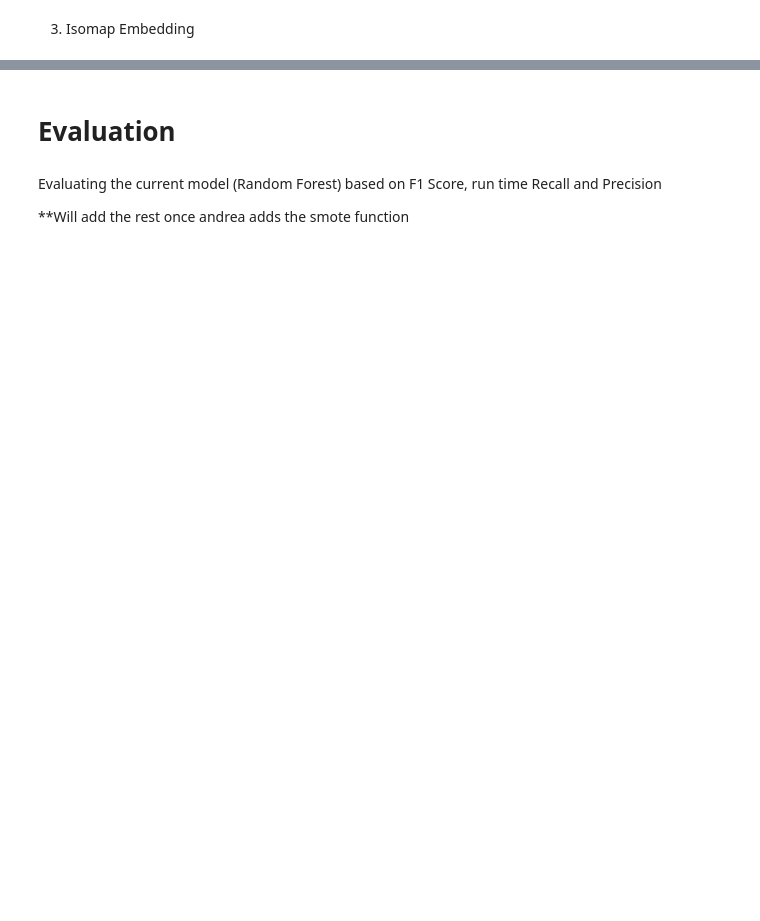
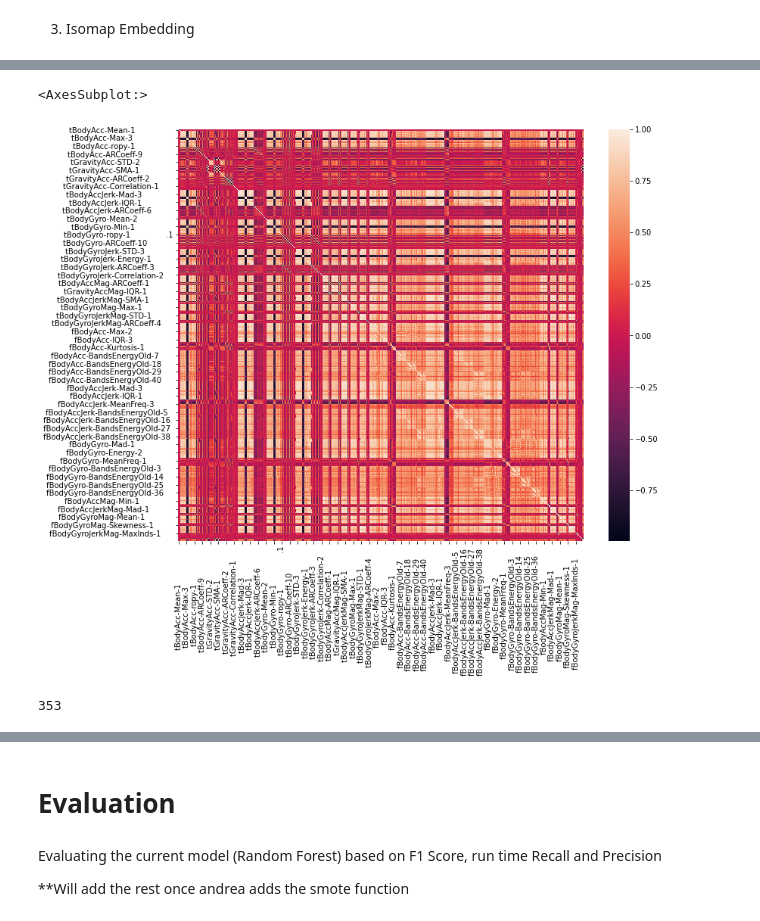
Before and after one commit to zunedz/CS3244-Project, a Jupyter notebook: Project.ipynb, the cells around one changed output, grey strips where cells are left out. Cells and saved outputs as stored; diff of their text form; code cells hidden in the pictures; blank space fills up the shorter version.

Commit message:
Added feature selection using RFE and Correlation

```diff
--- a/Project.ipynb
+++ b/Project.ipynb
@@ -482,0 +598,33 @@ with the accuracy of =  0.9088568486096807
+# %%
+# First, we need to standardize the data to get better performance
+features = train.columns.values.tolist()
+features.remove('Activity')
+features.remove('subject') #remove subject as its a categorical feature
+
+# Separating out the features
+x = train.loc[:, features].values
+
+# Separating out the target
+y = train['Activity']
+
+# Standardizing the features
+x = StandardScaler().fit_transform(x)
+
+train_features, validation_features, train_labels, validation_labels = train_test_split(x, y, test_size=0.25, random_state=1300)
+
+#train_labels = pd.DataFrame(train_labels, columns=['Activity'])
+#validation_labels = pd.DataFrame(validation_labels, columns=['Activity'])
+
+#List of labels
+activity_label = pd.Series(test.Activity.values).unique()
+
+activity_label_fixed = ['STANDING', 'SITTING', 'LAYING', 'WALKING', 'WALKING_DOWNSTAIRS',
+       'WALKING_UPSTAIRS']
+
+activity_label_moving = ['STAND_TO_SIT', 'SIT_TO_STAND',
+       'STAND_TO_LIE', 'LIE_TO_SIT', 'SIT_TO_LIE',
+       'LIE_TO_STAND']
+# %%
+#Variance 0 means constant
+check_constant = VarianceThreshold(0)
+check_constant.fit(train_features)
@@ -482,0 +637,5 @@ with the accuracy of =  0.9088568486096807
+# %%
+#Next check for quasi constant (values are very close and is likely noise)
+
+check_quasi = VarianceThreshold(0.01)
+check_quasi.fit(train_features)
@@ -482,0 +655,2 @@ with the accuracy of =  0.9088568486096807
+# %%
+corrmat = pd.DataFrame(train_features, columns = features).corr()
@@ -482,0 +674,7 @@ with the accuracy of =  0.9088568486096807
+# %%
+#Plotting the correlation as a heatmap for a better visualization
+plt.figure(figsize = (12,10))
+sns.heatmap(corrmat)
+# %% [output]
+<AxesSubplot:>
+[figure, added]
@@ -482,0 +694,4 @@ with the accuracy of =  0.9088568486096807
+# %%
+len(high_corr_features) # = 353 highyly correlated features
+# %% [output]
+353
```
Also changed, not shown: parts of 54 cells of this notebook.
